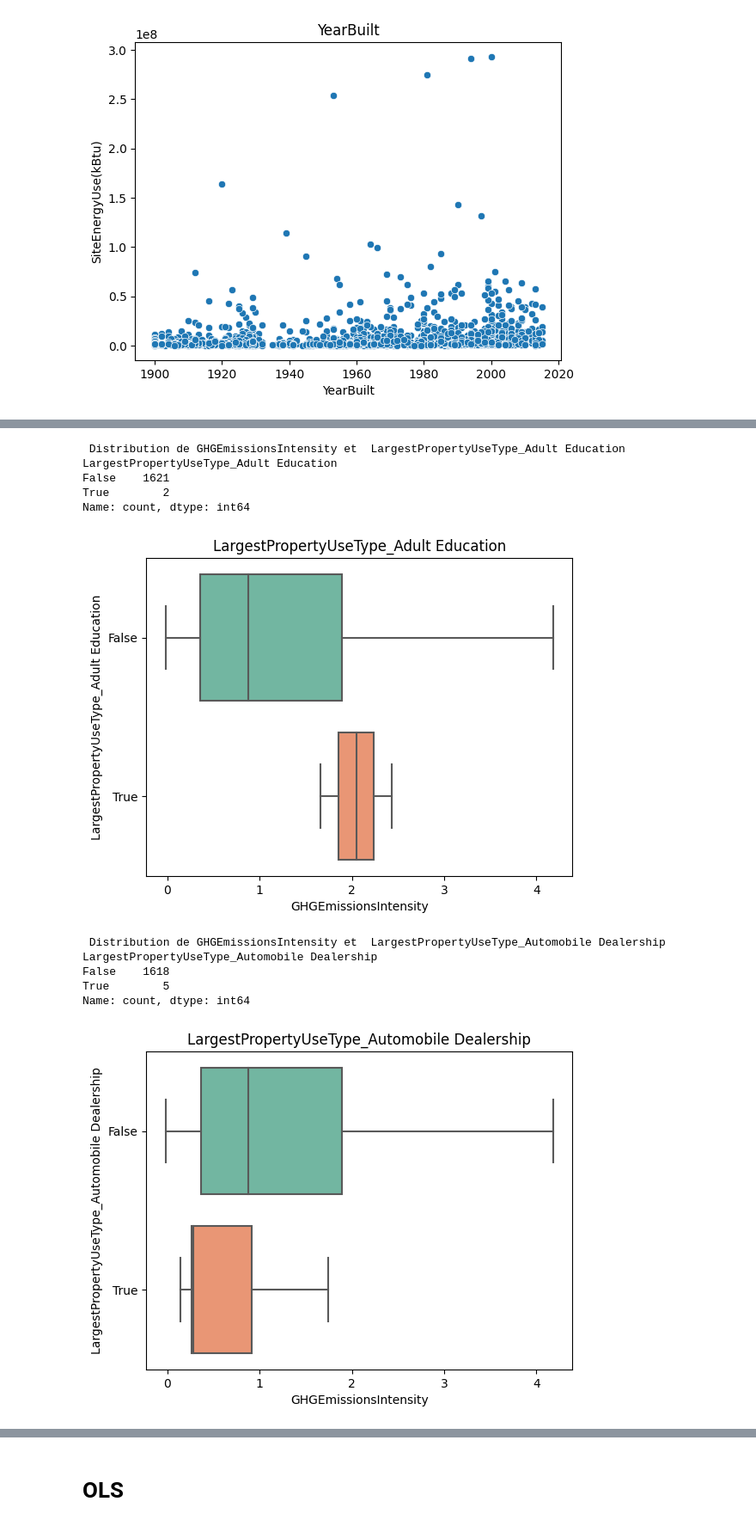
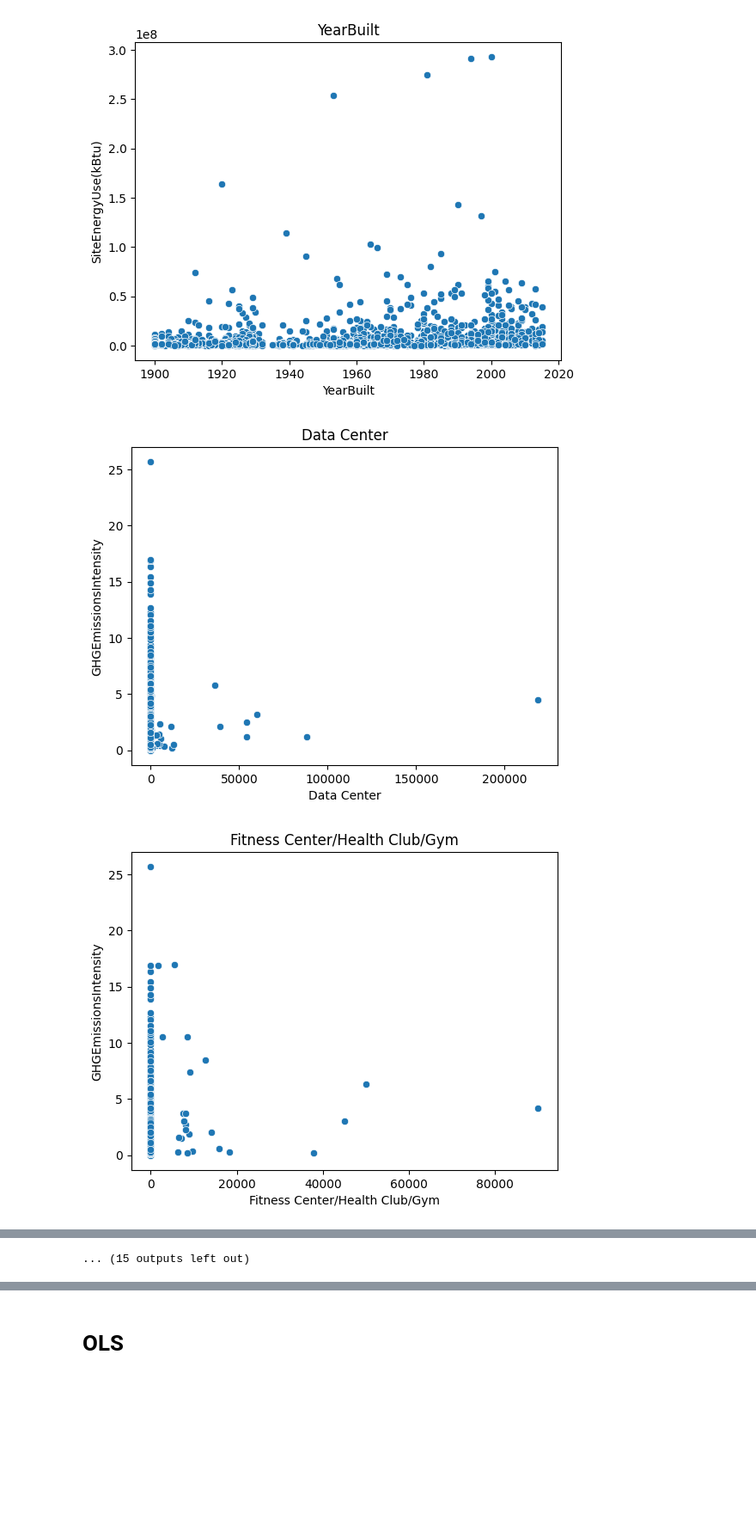
Before and after one commit to Marc0543/Seattle_energy, a Jupyter notebook: cleaning_marc.ipynb, the cells around one changed output, grey strips where cells are left out. Shown at 86% size. Saved outputs shown, nothing was run; the diff lists cells and outputs as text; code cells hidden in the pictures; blank space fills up the shorter version.

```diff
--- a/cleaning_marc.ipynb
+++ b/cleaning_marc.ipynb
@@ -773,6 +773,8 @@ larg_columns = ['LargestPropertyUseType_Adult Education',
        'LargestPropertyUseType_Wholesale Club/Supercenter',
        'LargestPropertyUseType_Worship Facility']
 # %%
-for col in larg_columns :
-    boxplot_test(col,'GHGEmissionsIntensity')
+for col in list_type :
+    scatter_test(col,'GHGEmissionsIntensity')
 # %% [output]
+[figure, new version]
+[figure, new version]
@@ -779,12 +791 @@ for col in larg_columns :
- Distribution de GHGEmissionsIntensity et  LargestPropertyUseType_Adult Education
-LargestPropertyUseType_Adult Education
-False    1621
-True        2
-Name: count, dtype: int64
+... (15 outputs left out)
-[figure, old version]
- Distribution de GHGEmissionsIntensity et  LargestPropertyUseType_Automobile Dealership
-LargestPropertyUseType_Automobile Dealership
-False    1618
-True        5
-Name: count, dtype: int64
-[figure, old version]
```
Also changed, not shown: parts of 9 cells of this notebook.
